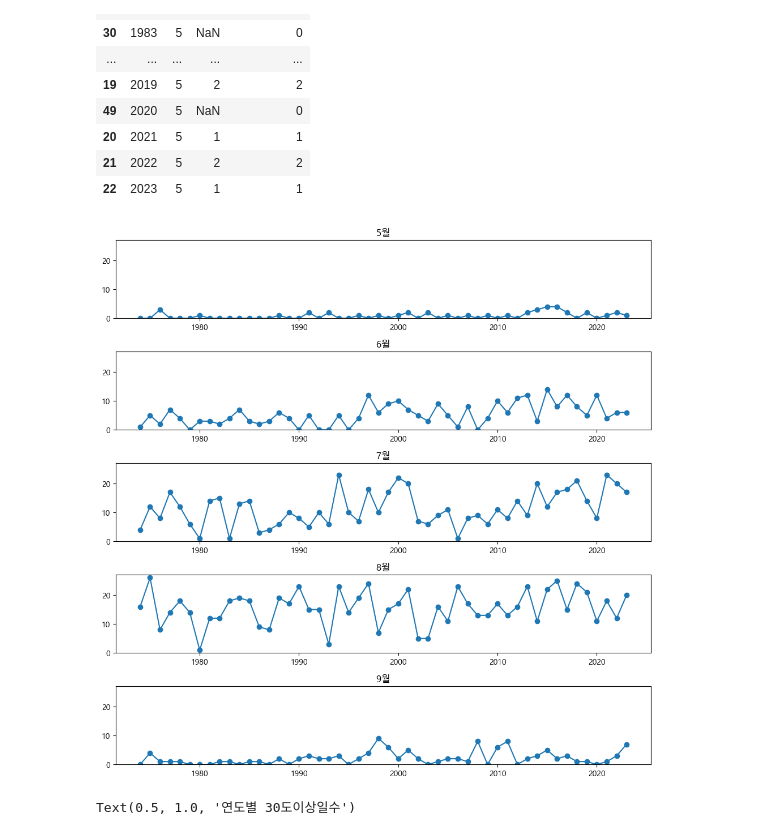
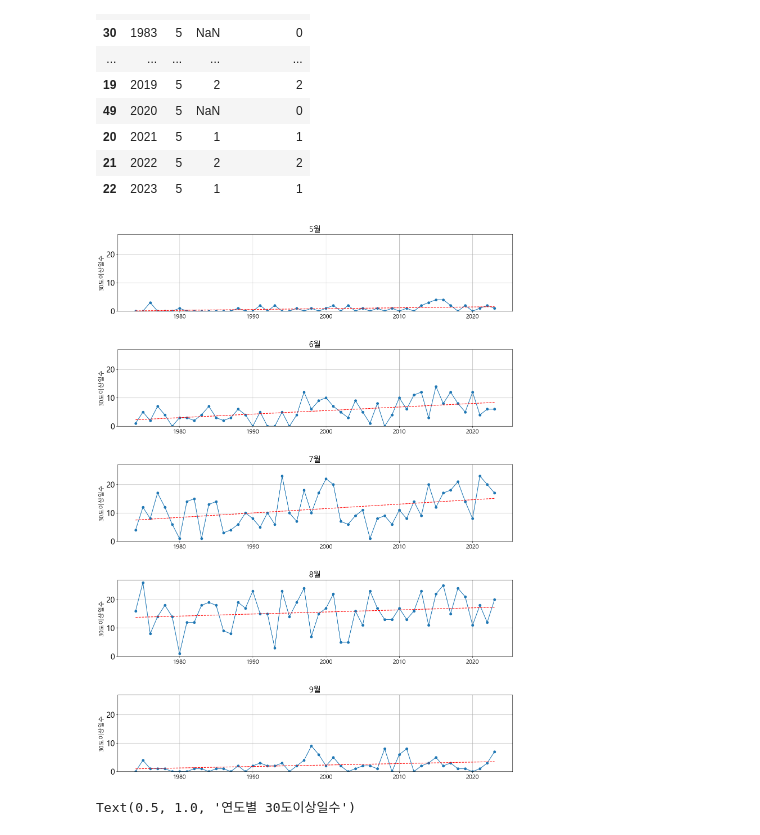
Before and after one commit to ZZinsub/jsshin, a Jupyter notebook: 기상청 데이터분석/2. 월별 최고기온 최대값.ipynb, the cells around one changed output. Cells and saved outputs as stored; diff of their text form; code cells hidden in the pictures.

```diff
--- a/기상청 데이터분석/2. 월별 최고기온 최대값.ipynb
+++ b/기상청 데이터분석/2. 월별 최고기온 최대값.ipynb
@@ -215,7 +217,7 @@ count_by_year_month_5
 | 21 | 2022 | 5 | 2 | 2 |
 | 22 | 2023 | 5 | 1 | 1 |
 # %%
-fig, axs = plt.subplots(len(range(5, 10)), 1, figsize=(10, 10))
+fig, axs = plt.subplots(len(range(5, 10)), 1, figsize=(15, 20))
 n = 0
 y_min = float('inf')  # 초기 최소값 설정
 y_max = float('-inf')  # 초기 최대값 설정
@@ -226,36 +228,47 @@ for i in range(5, 10):
 
     all_years = list(range(1974, 2024))
     existing_years = var_value['연도'].unique()
     missing_years = set(all_years) - set(existing_years)
 
     if missing_years:
         for year in missing_years:
             var_value = var_value.append({'연도': year, '월': i, '일시': pd.NaT, '30도이상일수': 0}, ignore_index=True)
 
     # 연도 기준으로 데이터프레임 재정렬
     var_value = var_value.sort_values(by='연도').reset_index(drop=True)
 
     x = var_value['연도']
     y = var_value['30도이상일수']
+    # 회귀 분석
+    slope, intercept, r_value, p_value, std_err = linregress(x, y)
+    trendline = intercept + slope * x
 
-    axs[n].plot(x, y, marker='o', linestyle='-', label=f'{i}월')
-    axs[n].set_title(f'{i}월')
+    axs[n].set_title(f'{i}월', fontsize = 20)
+    axs[n].plot(x, y, marker='o', linestyle='-', label='실제 데이터')
+    axs[n].plot(x, trendline, color='red', linestyle='--', label='추세선')
+    axs[n].grid(True)
+    axs[n].set_ylabel('30도이상일수', fontsize=15)
+    axs[n].tick_params(axis='y', labelsize=20)
+    axs[n].tick_params(axis='x', labelsize=15)
 
     # 각 서브플롯의 y축 범위를 업데이트
     y_min = min(y_min, y.min())
     y_max = max(y_max, y.max())
 
     n += 1
 
 # 모든 서브플롯의 y축 범위를 동일하게 설정
 for ax in axs:
     ax.set_ylim(y_min, y_max+1)
 
+
+
 plt.tight_layout()
+plt.subplots_adjust(hspace=0.5)
 plt.savefig('월별30도이상일수.png')
 plt.show()
 # %% [output]
-[figure, old version]
+[figure, new version]
 # %%
 plt.show()
 # %%
```
Also changed, not shown: parts of 2 cells of this notebook.
